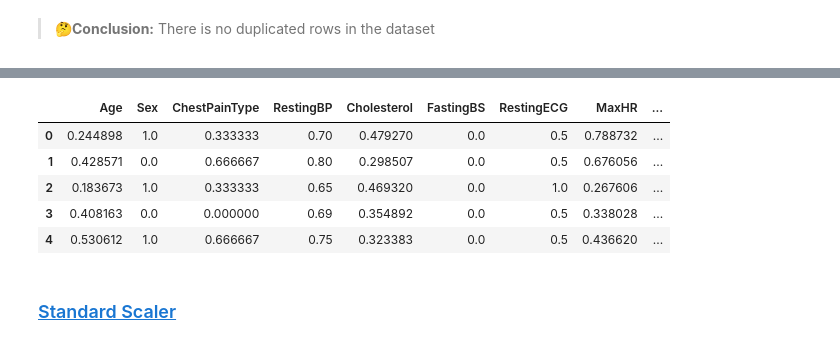
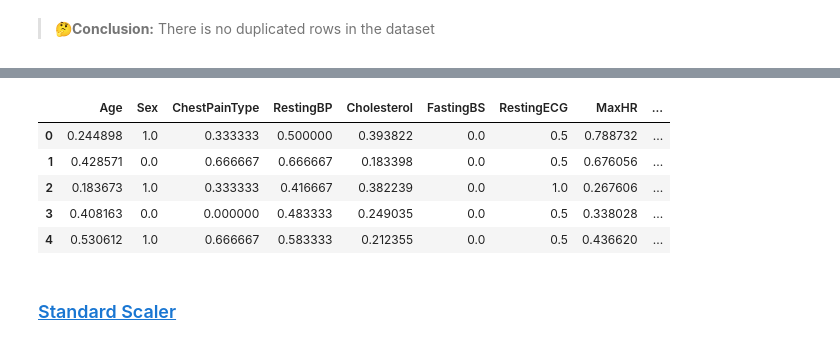
Before and after one commit to Seif-Yasser-Ahmed/Heart-Failure-Prediction, a Jupyter notebook: Src/Preprocessor.ipynb, the cells around one changed output, grey strips where cells are left out. Saved outputs shown, nothing was run; the diff lists cells and outputs as text; code cells hidden in the pictures.

Commit message:
Refactor data preprocessing functions, Rearranged Directories

```diff
--- a/Src/Preprocessor.ipynb
+++ b/Src/Preprocessor.ipynb
@@ -941,3 +931,3 @@ plt.show()
 # %%
-data_encoded['Cholesterol'] = data_encoded['Cholesterol'].replace(0, data_encoded['Cholesterol'].median())
+data['Cholesterol'] = data['Cholesterol'].replace(0, data['Cholesterol'].median())
 # %%
@@ -998,5 +1059,5 @@ MM_scaler=MinMaxScaler()
 # %%
 data_MM_scaled=MM_scaler.fit_transform(data_encoded.drop(columns=['HeartDisease']))
 # %%
-data_MM_scaled_with_target = np.concatenate([data_MM_scaled, data[['HeartDisease']].values], axis=1)
-data_MM_scaled_with_target_df = pd.DataFrame(data_MM_scaled_with_target, columns=list(data_encoded.columns))
+data_MM_scaled = np.concatenate([data_MM_scaled, data[['HeartDisease']].values], axis=1)
+data_MM_scaled
@@ -1003,14 +1078,16 @@ data_MM_scaled_with_target_df = pd.DataFrame(data_MM_scaled_with_target, columns
+# %%
+data_MM_scaled = pd.DataFrame(data_MM_scaled, columns=list(data_encoded.columns))
 # %%
-data_MM_scaled_with_target_df.head()
+data_MM_scaled.head()
 # %% [output]
 |  | Age | Sex | ChestPainType | RestingBP | Cholesterol | FastingBS | RestingECG | MaxHR | ... |
-| 0 | 0.244898 | 1.0 | 0.333333 | 0.70 | 0.479270 | 0.0 | 0.5 | 0.788732 | ... |
-| 1 | 0.428571 | 0.0 | 0.666667 | 0.80 | 0.298507 | 0.0 | 0.5 | 0.676056 | ... |
-| 2 | 0.183673 | 1.0 | 0.333333 | 0.65 | 0.469320 | 0.0 | 1.0 | 0.267606 | ... |
-| 3 | 0.408163 | 0.0 | 0.000000 | 0.69 | 0.354892 | 0.0 | 0.5 | 0.338028 | ... |
-| 4 | 0.530612 | 1.0 | 0.666667 | 0.75 | 0.323383 | 0.0 | 0.5 | 0.436620 | ... |
+| 0 | 0.244898 | 1.0 | 0.333333 | 0.500000 | 0.393822 | 0.0 | 0.5 | 0.788732 | ... |
+| 1 | 0.428571 | 0.0 | 0.666667 | 0.666667 | 0.183398 | 0.0 | 0.5 | 0.676056 | ... |
+| 2 | 0.183673 | 1.0 | 0.333333 | 0.416667 | 0.382239 | 0.0 | 1.0 | 0.267606 | ... |
+| 3 | 0.408163 | 0.0 | 0.000000 | 0.483333 | 0.249035 | 0.0 | 0.5 | 0.338028 | ... |
+| 4 | 0.530612 | 1.0 | 0.666667 | 0.583333 | 0.212355 | 0.0 | 0.5 | 0.436620 | ... |
 # %% [markdown]
-### <a id='toc6_3_2_'></a>[Standard Scaler](#toc0_)
+### <a id='toc6_5_2_'></a>[Standard Scaler](#toc0_)
 # %%
 STD_scaler = StandardScaler()
 # %%
```
Also changed, not shown: parts of 111 cells of this notebook, 2 other files.
